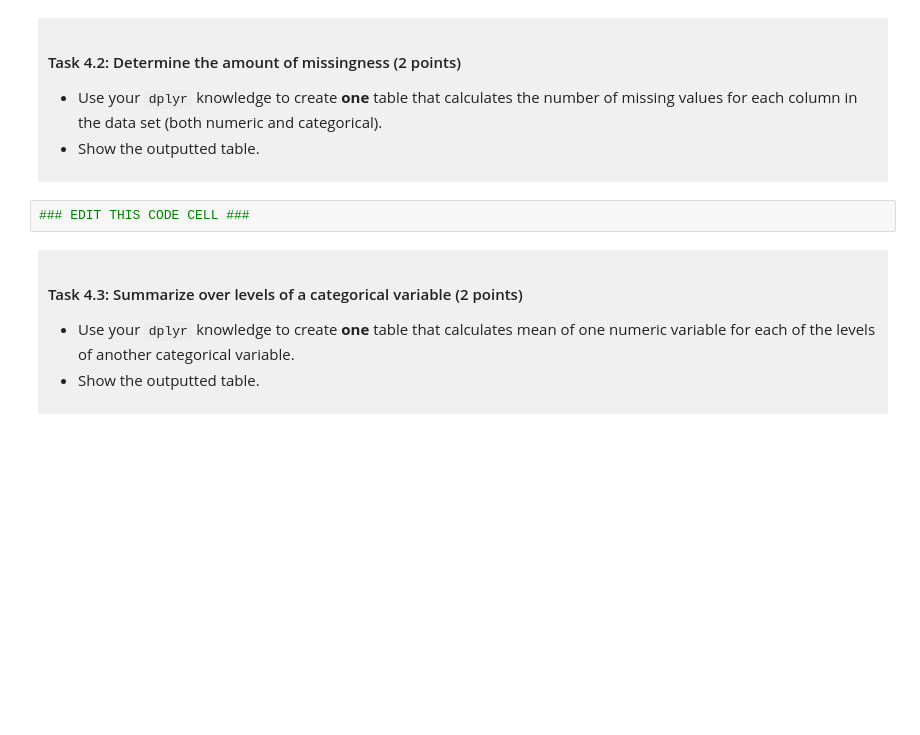
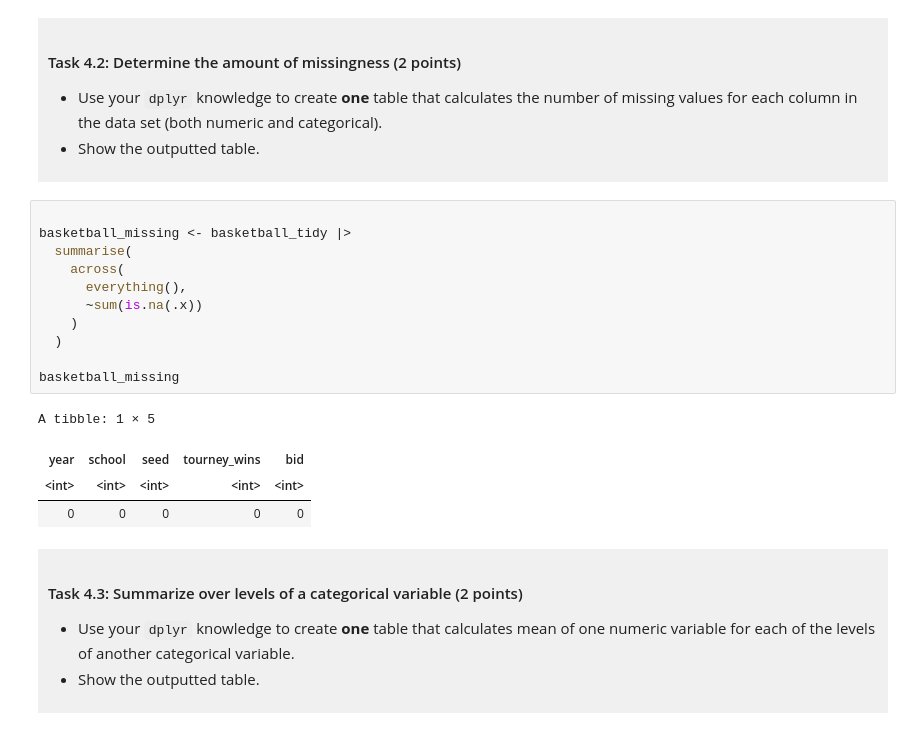
Before and after one commit to tanrozg-cyber/dsci-100-project-tanroz-gill, a Jupyter notebook: dsci-100-project-notebook.ipynb, the cells around one changed output. Saved outputs shown, nothing was run; the diff lists cells and outputs as text; blank space fills up the shorter version.

```diff
--- a/dsci-100-project-notebook.ipynb
+++ b/dsci-100-project-notebook.ipynb
@@ -276,7 +294,21 @@ You will refine your research question (if needed) and produce a tidy data set.
 - Show the outputted table.
 </div>
 # %%
-### EDIT THIS CODE CELL ###
+
+basketball_missing <- basketball_tidy |>
+  summarise(
+    across(
+      everything(),
+      ~sum(is.na(.x))
+    )
+  )
+
+basketball_missing
+# %% [output]
+A tibble: 1 × 5
+| year | school | seed | tourney_wins | bid |
+| <int> | <int> | <int> | <int> | <int> |
+| 0 | 0 | 0 | 0 | 0 |
 # %% [markdown]
 <div style="background-color: #f0f0f0; padding: 10px;">
 
```
Also changed, not shown: parts of 2 cells of this notebook.
